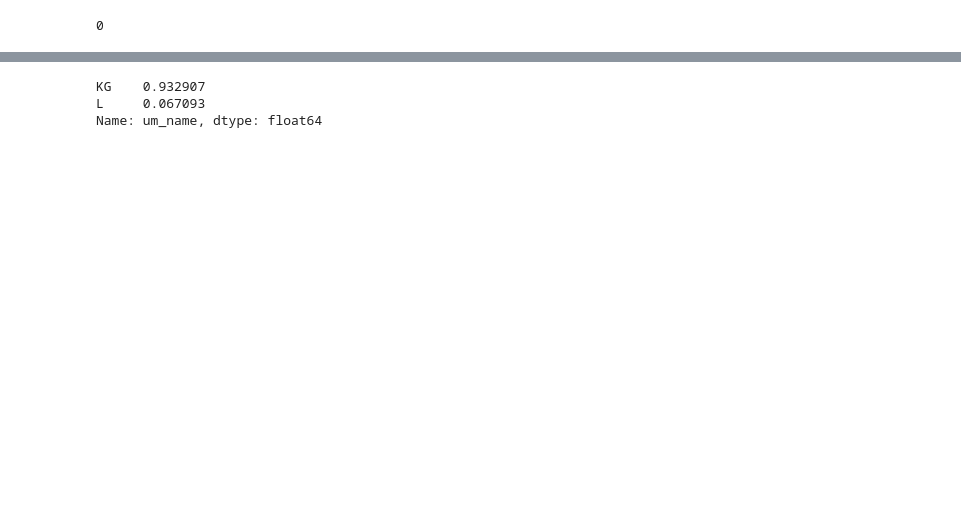
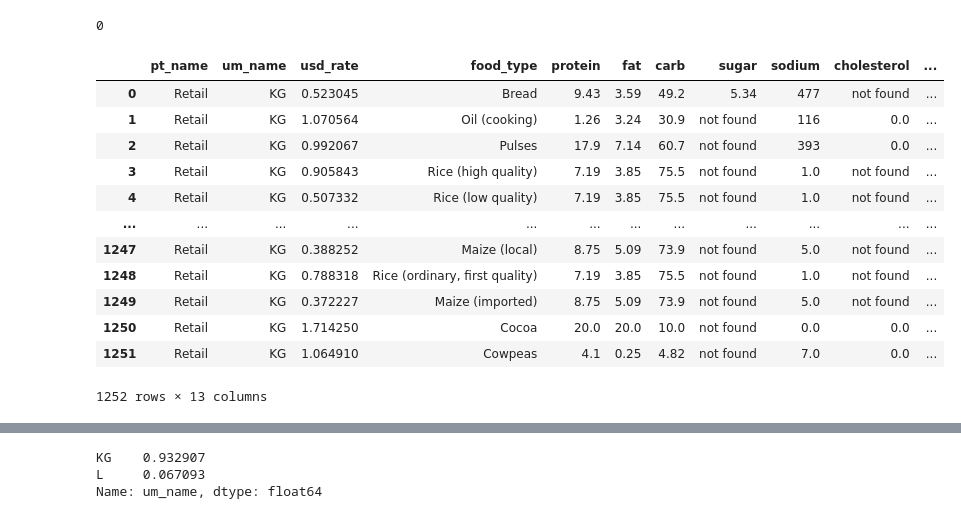
Before and after one commit to AllanRPetersen/Predicting-Food-Prices, a Jupyter notebook: notebooks/adrian pre-modeling.ipynb, the cells around one changed output, grey strips where cells are left out. Drawn from its saved outputs; the diff is of its cells as text; code cells hidden in the pictures; blank space fills up the shorter version.

```diff
--- a/notebooks/adrian pre-modeling.ipynb
+++ b/notebooks/adrian pre-modeling.ipynb
@@ -63,5 +99,21 @@ new_data.drop(columns=['mp_price', 'conv_rate'], inplace=True)
 new_data.duplicated().sum()
 # %% [output]
 0
+# %%
+new_data
+# %% [output]
+|  | pt_name | um_name | usd_rate | food_type | protein | fat | carb | sugar | sodium | cholesterol | ... |
+| 0 | Retail | KG | 0.523045 | Bread | 9.43 | 3.59 | 49.2 | 5.34 | 477 | not found | ... |
+| 1 | Retail | KG | 1.070564 | Oil (cooking) | 1.26 | 3.24 | 30.9 | not found | 116 | 0.0 | ... |
+| 2 | Retail | KG | 0.992067 | Pulses | 17.9 | 7.14 | 60.7 | not found | 393 | 0.0 | ... |
+| 3 | Retail | KG | 0.905843 | Rice (high quality) | 7.19 | 3.85 | 75.5 | not found | 1.0 | not found | ... |
+| 4 | Retail | KG | 0.507332 | Rice (low quality) | 7.19 | 3.85 | 75.5 | not found | 1.0 | not found | ... |
+| ... | ... | ... | ... | ... | ... | ... | ... | ... | ... | ... | ... |
+| 1247 | Retail | KG | 0.388252 | Maize (local) | 8.75 | 5.09 | 73.9 | not found | 5.0 | not found | ... |
+| 1248 | Retail | KG | 0.788318 | Rice (ordinary, first quality) | 7.19 | 3.85 | 75.5 | not found | 1.0 | not found | ... |
+| 1249 | Retail | KG | 0.372227 | Maize (imported) | 8.75 | 5.09 | 73.9 | not found | 5.0 | not found | ... |
+| 1250 | Retail | KG | 1.714250 | Cocoa | 20.0 | 20.0 | 10.0 | not found | 0.0 | 0.0 | ... |
+| 1251 | Retail | KG | 1.064910 | Cowpeas | 4.1 | 0.25 | 4.82 | not found | 7.0 | 0.0 | ... |
+1252 rows × 13 columns
 # %%
 #delete sugar and cholesterol
```
Also changed, not shown: parts of 23 cells of this notebook.
